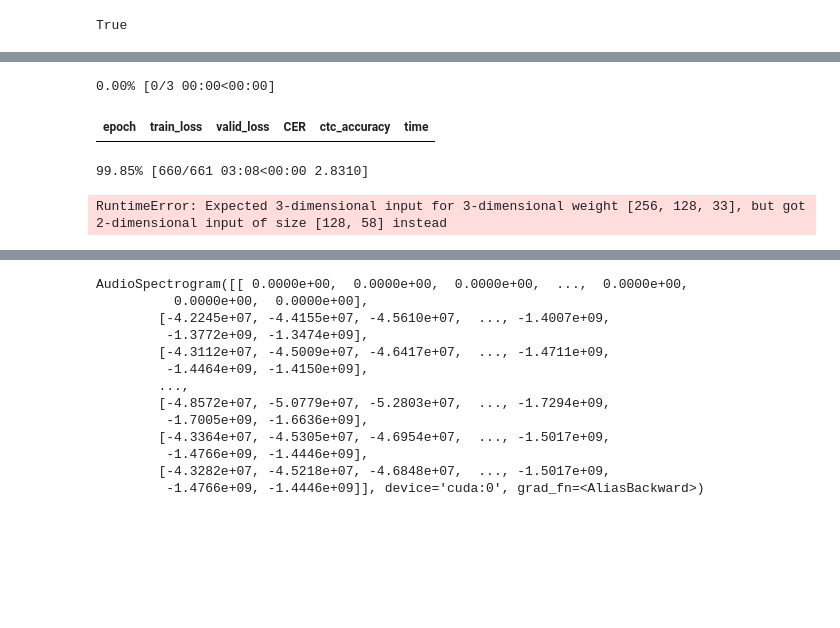
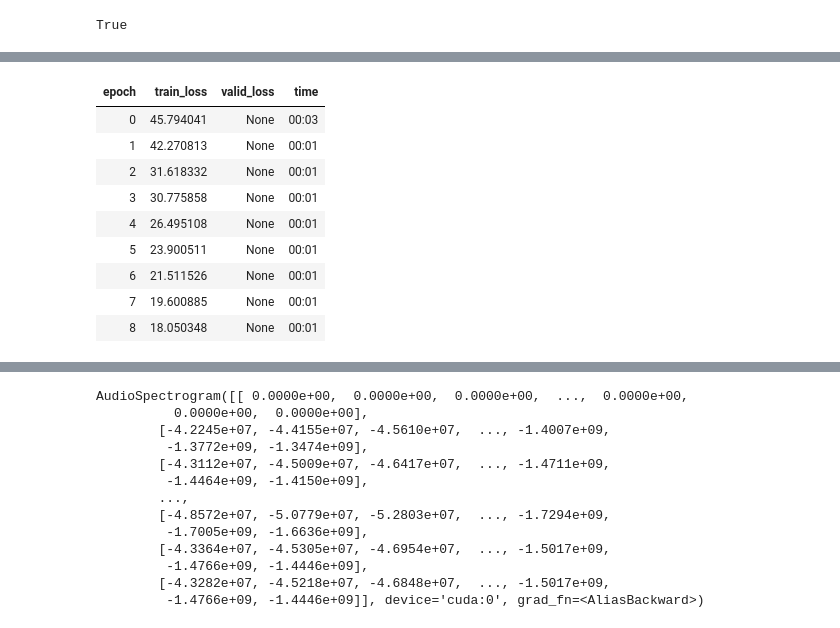
Before and after one commit to mizoru/pronunciation-trainer, a Jupyter notebook: training-QuartzNet.ipynb, the cells around one changed output, grey strips where cells are left out. Cells and saved outputs as stored; diff of their text form; code cells hidden in the pictures; blank space fills up the shorter version.

```diff
--- a/training-QuartzNet.ipynb
+++ b/training-QuartzNet.ipynb
@@ -168,7 +173,7 @@ b = dls.one_batch()
 class NonSeparableQuartzSubblock(Module):
     r"A basic building sub-block of Quartznet with non-separable Conv layers"
 
-    def __init__(self, in_channels, out_channels, kernel, stride, drop = 0.2, **kwargs):
+    def __init__(self, in_channels, out_channels, kernel, stride, drop = 0, **kwargs):
         self.conv = nn.Conv1d(in_channels, out_channels, kernel, stride, (kernel-1)//2, **kwargs)
         self.norm = nn.BatchNorm1d(out_channels)
         self.act = nn.ReLU()
@@ -185,7 +190,7 @@ class NonSeparableQuartzSubblock(Module):
 class QuartzSubblock(Module):
     r"A basic building sub-block of QuartzNet with separable convolutions"
 
-    def __init__(self, in_channels, out_channels, kernel, stride, drop = 0.2, **kwargs):
+    def __init__(self, in_channels, out_channels, kernel, stride, drop = 0, **kwargs):
         self.conv = nn.Sequential(nn.Conv1d(in_channels, in_channels, kernel, stride, (kernel-1)//2, groups=in_channels, **kwargs),
                                  nn.Conv1d(in_channels, out_channels, 1, 1))
         self.norm = nn.BatchNorm1d(out_channels)
@@ -201,10 +206,10 @@ class QuartzSubblock(Module):
 
 class QuartzBlock(Module):
 
-    def __init__(self, in_channels, out_channels, kernel, num_subblocks=3, drop = 0.2):
-        self.subblocks = nn.Sequential(*[QuartzSubblock(in_channels, out_channels, kernel, 1, drop = 0.2)] \
-        + [QuartzSubblock(out_channels, out_channels, kernel, 1, drop = 0.2) for i in range(num_subblocks-2)])
-        self.res_subblock = QuartzSubblock(out_channels, out_channels, kernel, 1, drop = 0.2)
+    def __init__(self, in_channels, out_channels, kernel, num_subblocks=3, drop = 0):
+        self.subblocks = nn.Sequential(*[QuartzSubblock(in_channels, out_channels, kernel, 1, drop = 0)] \
+        + [QuartzSubblock(out_channels, out_channels, kernel, 1, drop = 0.) for i in range(num_subblocks-2)])
+        self.res_subblock = QuartzSubblock(out_channels, out_channels, kernel, 1, drop = 0)
         self.res_conv = nn.Conv1d(in_channels, out_channels, 1)
         self.res_norm = nn.BatchNorm1d(out_channels)
 
@@ -218,8 +223,8 @@ class QuartzNet(Module):
     def __init__(self, n_mels, n_vocab, num_blocks_factor=2, num_subblocks = 5):
         KERNELS = [33, 39, 51, 63, 75]
         OUTS = [256, 256, 512, 512, 512, 256]
-        DROPS = [0.2]*3 + [0.3]*2
-
+        # DROPS = [0.2]*3 + [0.3]*2
+        DROPS = [0.] * 5
         self.model = nn.Sequential(*[NonSeparableQuartzSubblock(n_mels, 256, 33, 2)] \
         + [QuartzBlock((OUTS[i], OUTS[i-1])[j==0], OUTS[i], KERNELS[i], num_subblocks, DROPS[i])
            for i in range(5) for j in range(num_blocks_factor)] \
@@ -254,2 +239,2 @@ dls.one_batch()
 # %%
-model = QuartzNet(b[0].shape[1], len(vocab), 3)#.cuda()
+model = QuartzNet(b[0].shape[1], len(vocab), 1).cuda()
@@ -289,5 +275,5 @@ loss.backward()
 # %%
-CTC = nn.CTCLoss().cuda()
+CTC = nn.CTCLoss()
 def ctc_loss_no_lens(preds, targs):
     # preds = Tensor(torch.einsum("ijk->kij",preds).cpu())
     preds = Tensor(preds.permute(2,0,1).cpu())
@@ -370,4 +360,4 @@ Syncing run fancy-planet-13 to Weights & Biases (docs).
 # %%
-learn = Learner(dls, model, loss_func=ctc_loss_no_lens, metrics = [CER, ctc_accuracy],
-                cbs=[WandbCallback(), SaveModelCallback()])
+learn = Learner(dls, model, loss_func=ctc_loss_no_lens)#, metrics = [CER, ctc_accuracy])
+               # cbs=[WandbCallback(), SaveModelCallback()])
 # %%
@@ -379,7 +365,13 @@ SuggestedLRs(valley=0.0066069345921278)
 # %%
-learn.fit_one_cycle(3, 1e-1)
+learn.fit_one_cycle(9, 1e-1)
 # %% [output]
-0.00% [0/3 00:00<00:00]
-| epoch | train_loss | valid_loss | CER | ctc_accuracy | time |
+| epoch | train_loss | valid_loss | time |
+| 0 | 45.794041 | None | 00:03 |
+| 1 | 42.270813 | None | 00:01 |
+| 2 | 31.618332 | None | 00:01 |
+| 3 | 30.775858 | None | 00:01 |
+| 4 | 26.495108 | None | 00:01 |
+| 5 | 23.900511 | None | 00:01 |
+| 6 | 21.511526 | None | 00:01 |
+| 7 | 19.600885 | None | 00:01 |
+| 8 | 18.050348 | None | 00:01 |
-99.85% [660/661 03:08<00:00 2.8310]
-RuntimeError: Expected 3-dimensional input for 3-dimensional weight [256, 128, 33], but got 2-dimensional input of size [128, 58] instead
```
Also changed, not shown: parts of 41 cells of this notebook.
